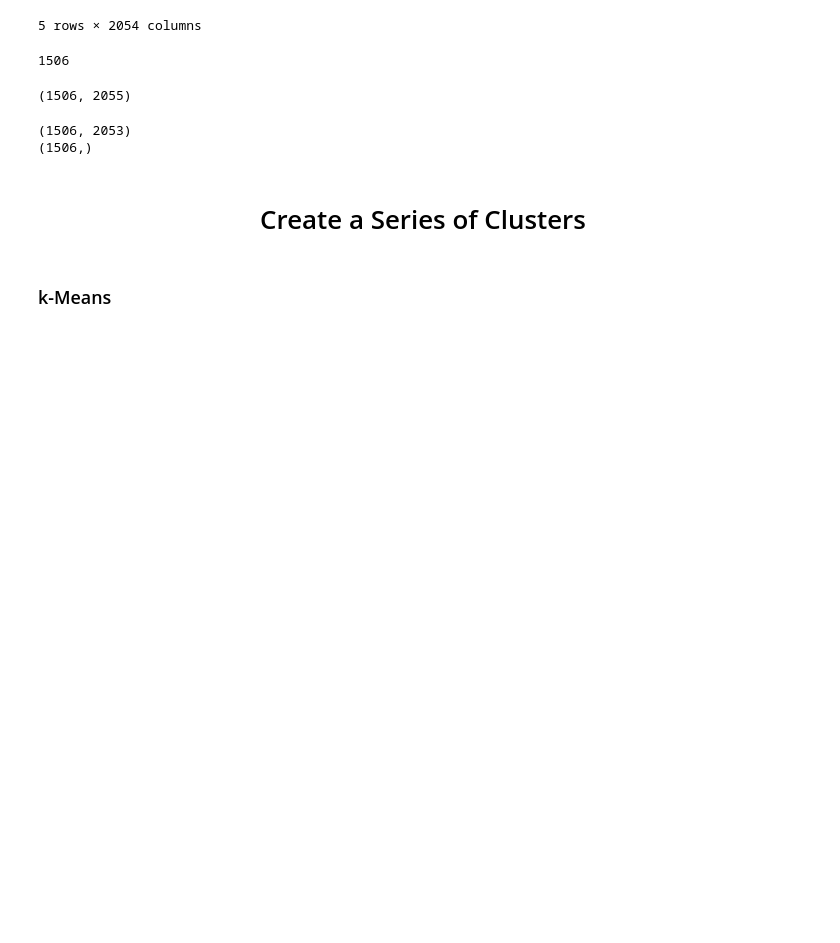
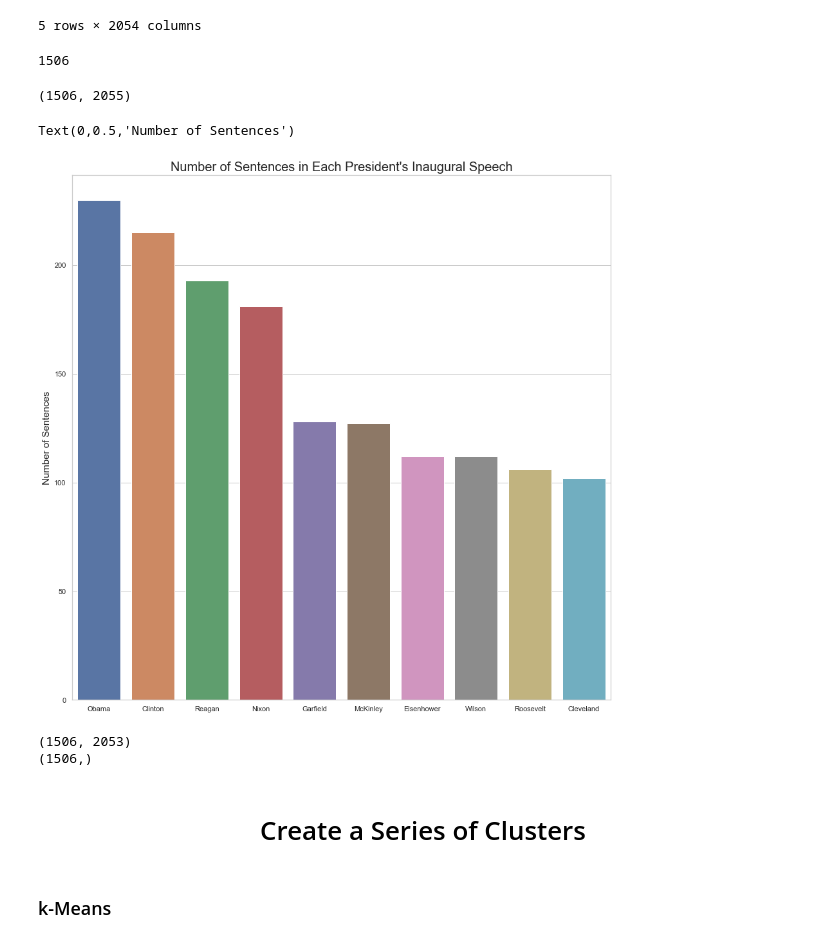
Before and after one commit to jtillis0317/Drills-and-Projects, a Jupyter notebook: Unsupervised Learning Capstone - Inaugural Speeches.ipynb, the cells around one changed output. Cells and saved outputs as stored; diff of their text form; code cells hidden in the pictures; blank space fills up the shorter version.

```diff
--- a/Unsupervised Learning Capstone - Inaugural Speeches.ipynb
+++ b/Unsupervised Learning Capstone - Inaugural Speeches.ipynb
@@ -310,6 +314,18 @@ word_vectors["speech_source"] = speech_source
 word_vectors.shape
 # %% [output]
 (1506, 2055)
+# %%
+import seaborn as sns
+
+sns.set(style="whitegrid")
+ax = sns.barplot(x=word_vectors["speech_source"].unique(), y=word_vectors["speech_source"].value_counts(), data=word_vectors)
+
+sns.set(rc={'figure.figsize':(15,15)})
+ax.set_title("Number of Sentences in Each President's Inaugural Speech", size=20)
+ax.set_ylabel("Number of Sentences", size=15)
+# %% [output]
+Text(0,0.5,'Number of Sentences')
+[figure, added]
 # %%
 Y = word_vectors["speech_source"]
 X = np.array(word_vectors.loc[:, ~word_vectors.columns.isin(["speech_sentence", "speech_source"])])
```
Also changed, not shown: parts of 10 cells of this notebook.
